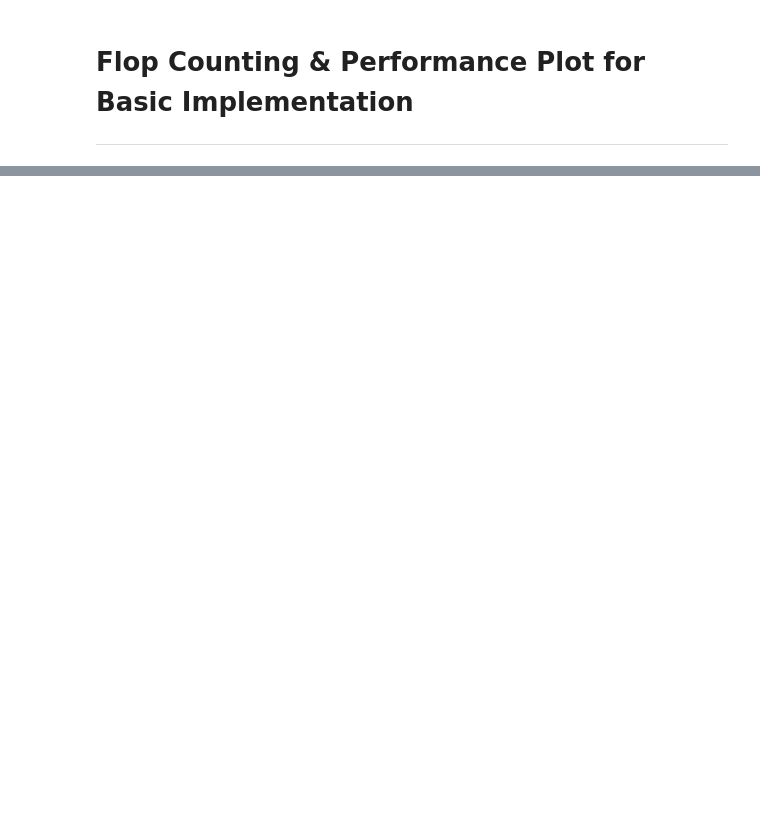
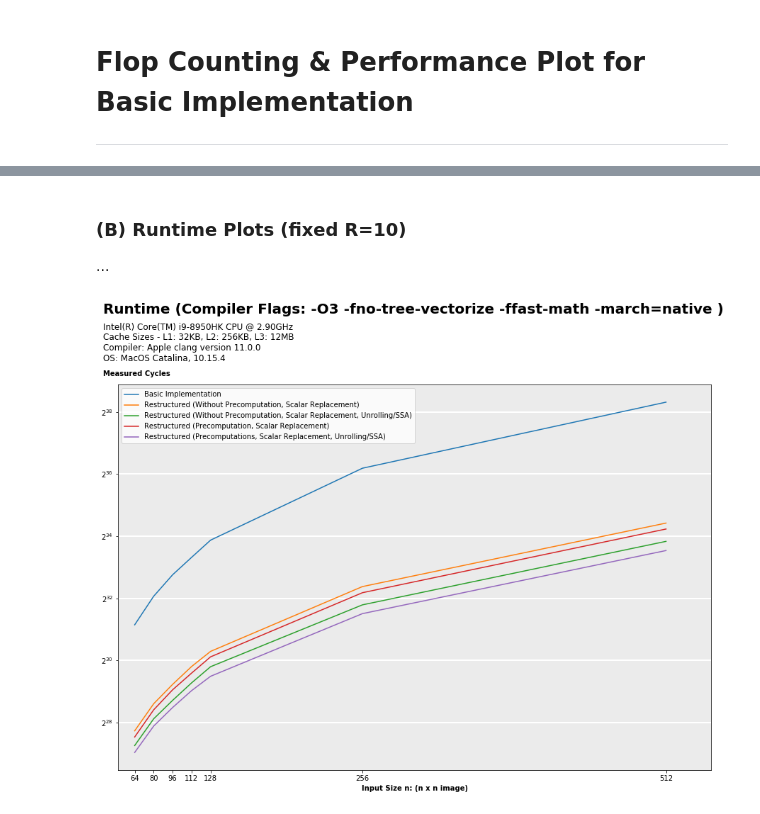
Before and after one commit to ninodimontalcino/advanced-denoising-mcrenderings, a Jupyter notebook: analysis/PerformanceAnalysis.ipynb, the cells around one changed output, grey strips where cells are left out. Drawn from its saved outputs; the diff is of its cells as text; code cells hidden in the pictures; blank space fills up the shorter version.

```diff
--- a/analysis/PerformanceAnalysis.ipynb
+++ b/analysis/PerformanceAnalysis.ipynb
@@ -70,0 +316,3 @@ def basic(n, R):
+# %% [markdown]
+### (B) Runtime Plots (fixed R=10)
+...
@@ -70,0 +348,33 @@ def basic(n, R):
+# %%
+# ------------------------------------------------------
+# RunTime-Plot (cylces are log-scaled)
+# ------------------------------------------------------
+
+# Init Plot
+fig = plt.figure(figsize=(15,10))
+suptitle = plt.suptitle("Runtime (Compiler Flags: -O3 -fno-tree-vectorize -ffast-math -march=native )", x=0.105, y=1.04, fontsize=20, ha='left', fontweight='bold')
+plt.title(hardware_info, fontsize=12, x=-0.025, y=1.05, ha='left')
+
+# Plot Series
+for i, serie in enumerate(series):
+    plt.plot(n, cycles[i], label=serie)
+
+
+# Customize Plot
+plt.xticks(n)
+plt.yscale('log', basey=2)
+plt.xlim(50,550)
+
+plt.grid(True, color='w', linestyle='-', linewidth=2)
+plt.gca().patch.set_facecolor('0.92')
+plt.gca().xaxis.grid(False)
+plt.gca().yaxis.grid(True)
+
+plt.ylabel("Measured Cycles", fontweight='bold', rotation=0, position=(0,1.02), labelpad=-50)
+plt.xlabel("Input Size n: (n x n image)", fontweight='bold')
+
+plt.legend()
+
+fig.savefig('runtime_evaluation',bbox_inches='tight',bbox_extra_artists=[suptitle])
+# %% [output]
+[figure, added]
```
Also changed, not shown: parts of 23 cells of this notebook, 8 other files.
